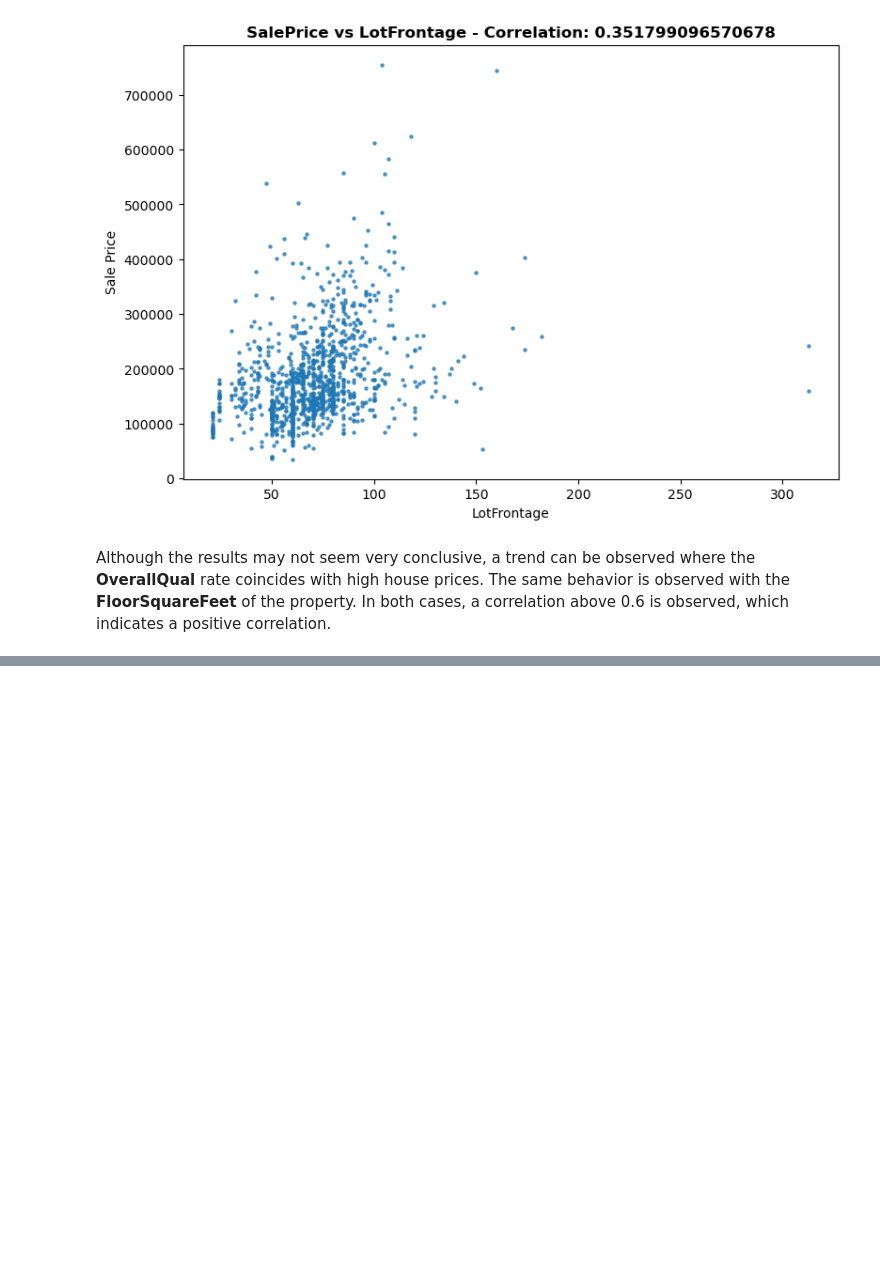
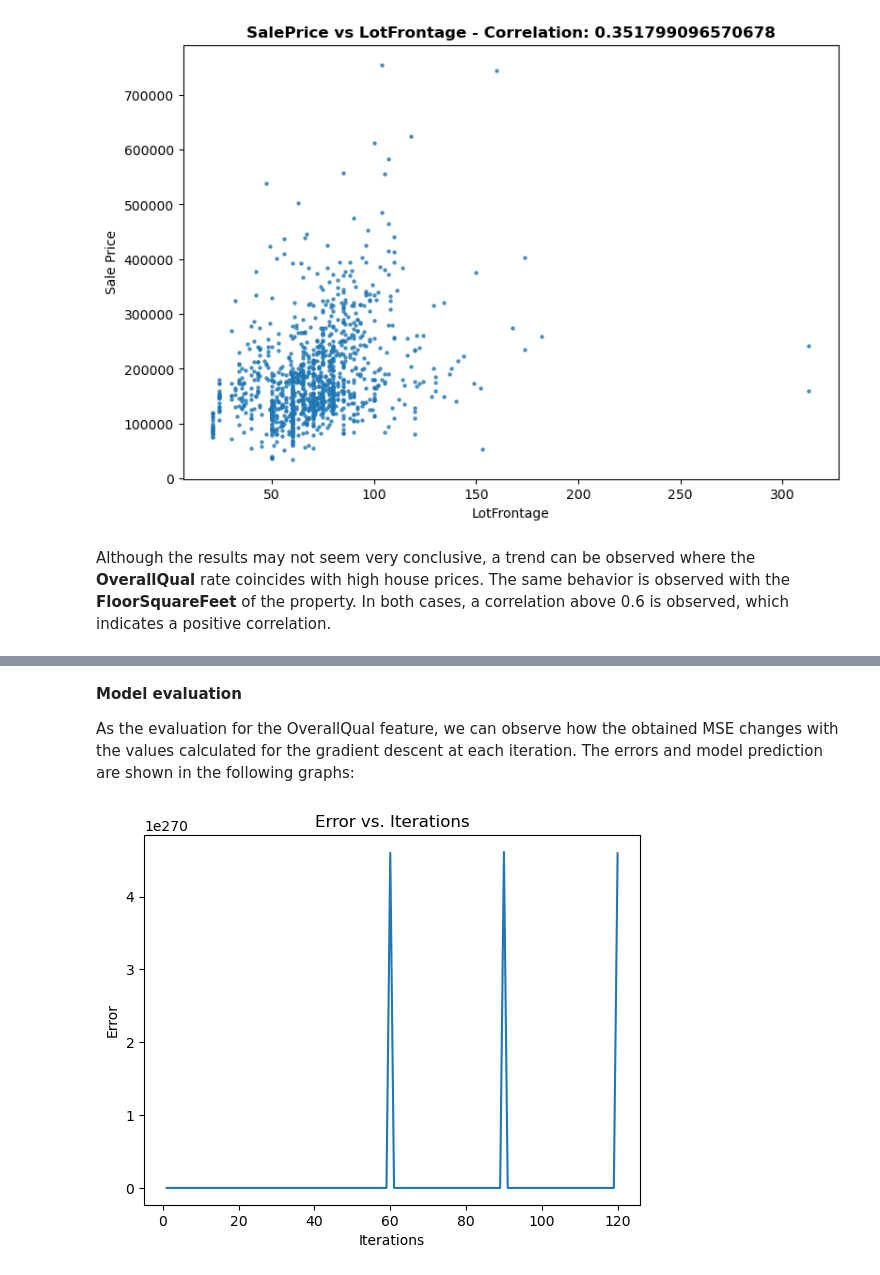
Before and after one commit to carlosopr/g-labs, a Jupyter notebook: project01/house_prices.ipynb, the cells around one changed output, grey strips where cells are left out. Drawn from its saved outputs; the diff is of its cells as text; code cells hidden in the pictures; blank space fills up the shorter version.

```diff
--- a/project01/house_prices.ipynb
+++ b/project01/house_prices.ipynb
@@ -164,0 +224,10 @@ Although the results may not seem very conclusive, a trend can be observed where
+# %%
+# Assing values to the label y - SalePrice
+y = data[:,0]
+
+# Assign values to the feature X - FloorSquareFeet
+X_f2 = data[:,2]
+
+# Split the data into training and testing sets
+preprocess = PreprocessData()
+X_train_f2, y_train, X_test, y_test = preprocess.split_data(X_f2, y, 0.8)
@@ -164,0 +243,8 @@ Although the results may not seem very conclusive, a trend can be observed where
+# %% [markdown]
+**Model evaluation**
+
+As the evaluation for the OverallQual feature, we can observe how the obtained MSE changes with the values calculated for the gradient descent at each iteration. The errors and model prediction are shown in the following graphs:
+# %%
+DataPlotter.plot_error(errors_f2)
+# %% [output]
+[figure, added]
```
Also changed, not shown: parts of 16 cells of this notebook, 2 other files.
